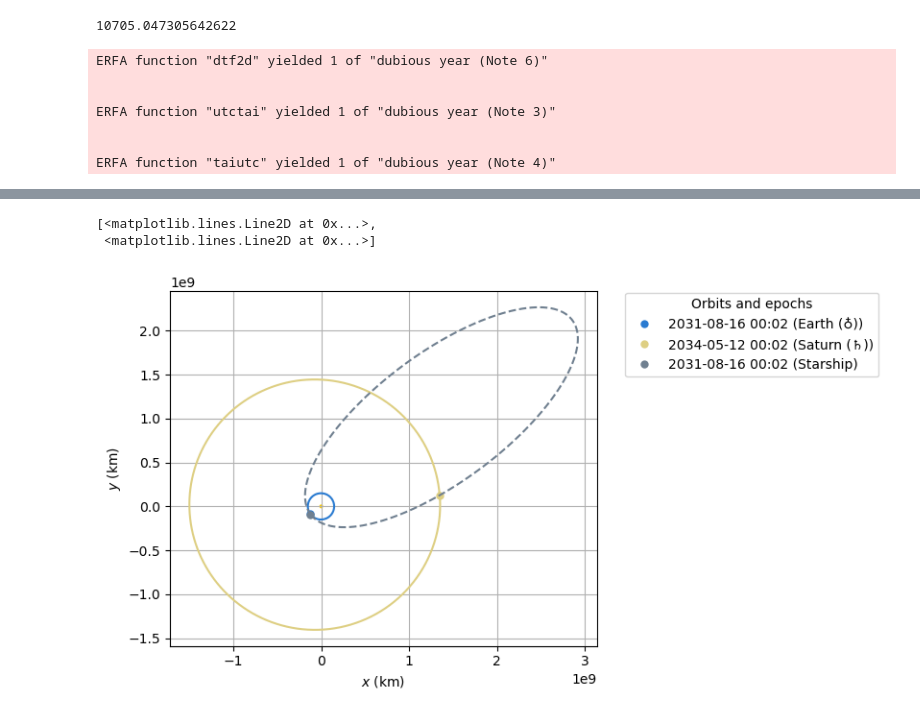
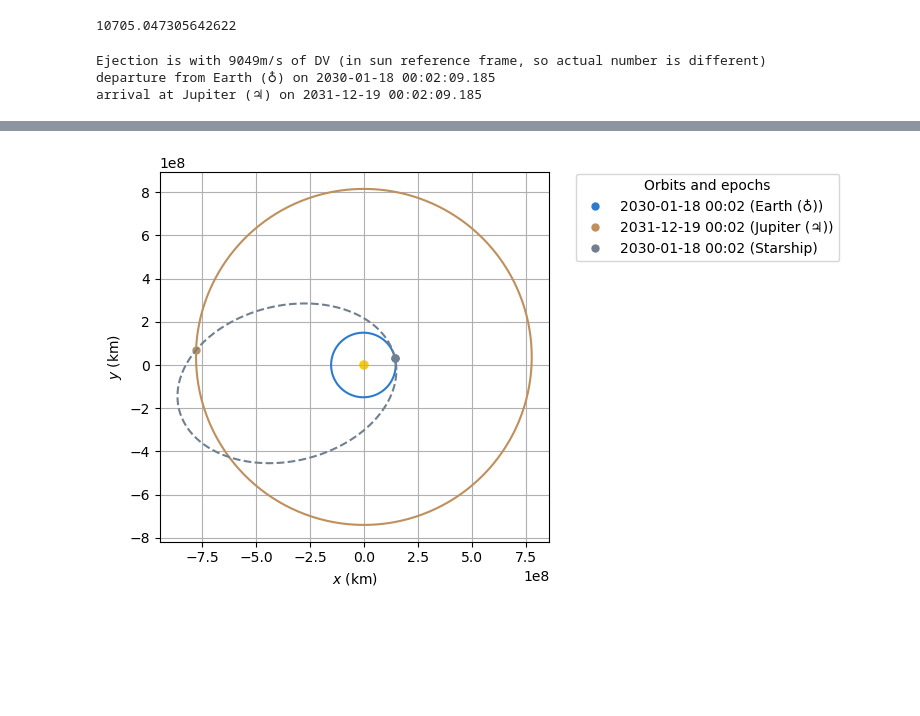
Before and after one commit to jackSN8/orbits.js, a Jupyter notebook: general_trajectory_plotting.ipynb, the cells around one changed output, grey strips where cells are left out. Drawn from its saved outputs; the diff is of its cells as text; code cells hidden in the pictures; blank space fills up the shorter version.

```diff
--- a/general_trajectory_plotting.ipynb
+++ b/general_trajectory_plotting.ipynb
@@ -46,7 +46,7 @@ print(starship_dv)
 
 #launch from body_1 to body_2
 body_1 = Earth
-body_2 = Saturn
+body_2 = Jupiter
 
 
 #starship specs
@@ -64,7 +64,7 @@ boiloff = 0#0
 
 
 #solve for a minimum ejection DV given a time period
-transitTime = 1000*u.day
+transitTime = 700*u.day
 resolution = 1*u.day
 start_date = time.Time("2025-02-15 00:01", scale="utc").tdb
 end_date = time.Time("2045-02-17 00:01", scale="utc").tdb
@@ -123,10 +123,6 @@ label_str = lowest_date.datetime.strftime("%Y-%m-%d")
 
 plotter.plot(lowest_orb, color="slategrey", label="Starship")
 # %% [output]
-ERFA function "dtf2d" yielded 1 of "dubious year (Note 6)"
-
-
-ERFA function "utctai" yielded 1 of "dubious year (Note 3)"
-
-
-ERFA function "taiutc" yielded 1 of "dubious year (Note 4)"
+Ejection is with 9049m/s of DV (in sun reference frame, so actual number is different)
+departure from Earth (♁) on 2030-01-18 00:02:09.185
+arrival at Jupiter (♃) on 2031-12-19 00:02:09.185
@@ -136,6 +131,4 @@ arrival at Saturn (♄) on 2034-05-12 00:02:09.185
-[<matplotlib.lines.Line2D at 0x...>,
- <matplotlib.lines.Line2D at 0x...>]
-[figure, old version]
+[figure, new version]
 # %%
 #calculate total boiloff during trip
 starship_albedo = 0.1
```
Also changed, not shown: parts of 6 cells of this notebook, 1 other file.
